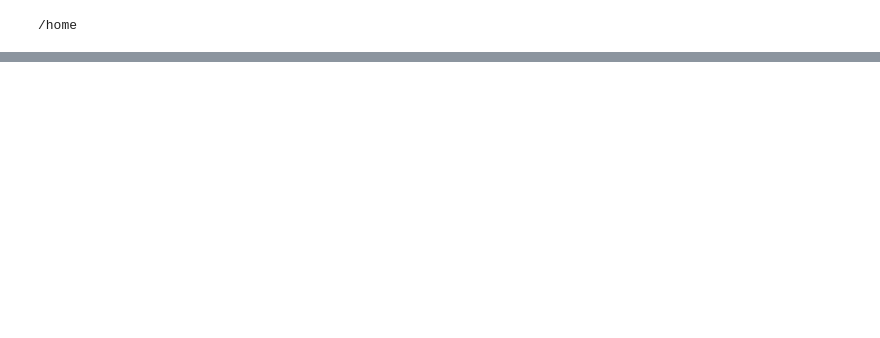
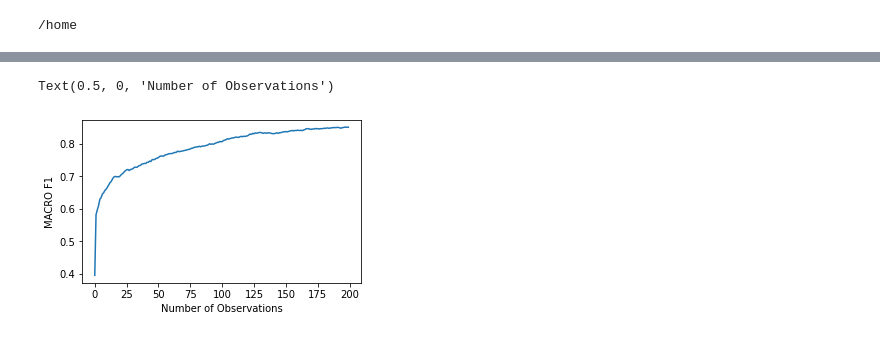
Before and after one commit to cridonoso/rnn_classifier, a Jupyter notebook: presentation/notebooks/results.ipynb, the cells around one changed output, grey strips where cells are left out. Cells and saved outputs as stored; diff of their text form; code cells hidden in the pictures; blank space fills up the shorter version.

```diff
--- a/presentation/notebooks/results.ipynb
+++ b/presentation/notebooks/results.ipynb
@@ -85,0 +86,17 @@ tf.Tensor(
+# %%
+def calculate_metrics(x, y):
+    true = tf.argmax(y, 1)
+    pred = tf.argmax(x, 1)
+    f1 = f1_score(true, pred, average='macro')
+    return f1
+
+res = tf.map_fn(lambda x: calculate_metrics(x, y_true),
+                tf.transpose(y_pred['lp'], [1,0,2]))
+# %%
+plt.figure(figsize=(5,3))
+plt.plot(res)
+plt.ylabel('MACRO F1')
+plt.xlabel('Number of Observations')
+# %% [output]
+Text(0.5, 0, 'Number of Observations')
+[figure, added]
```
Also changed, not shown: parts of 22 cells of this notebook, 2 other files.
